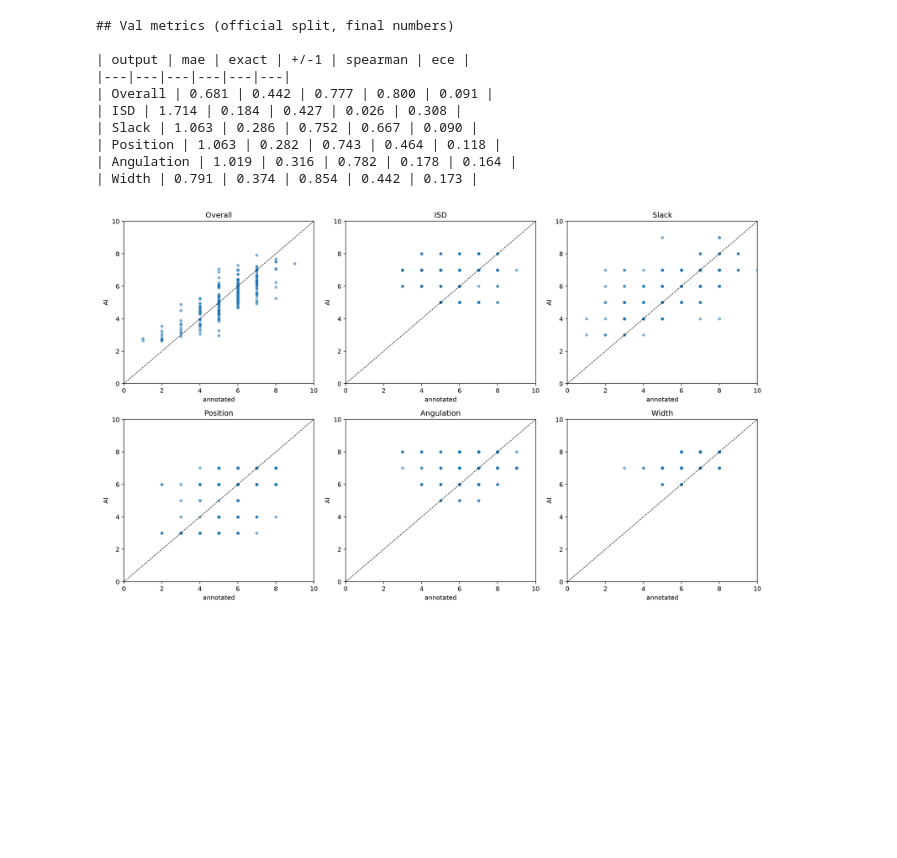
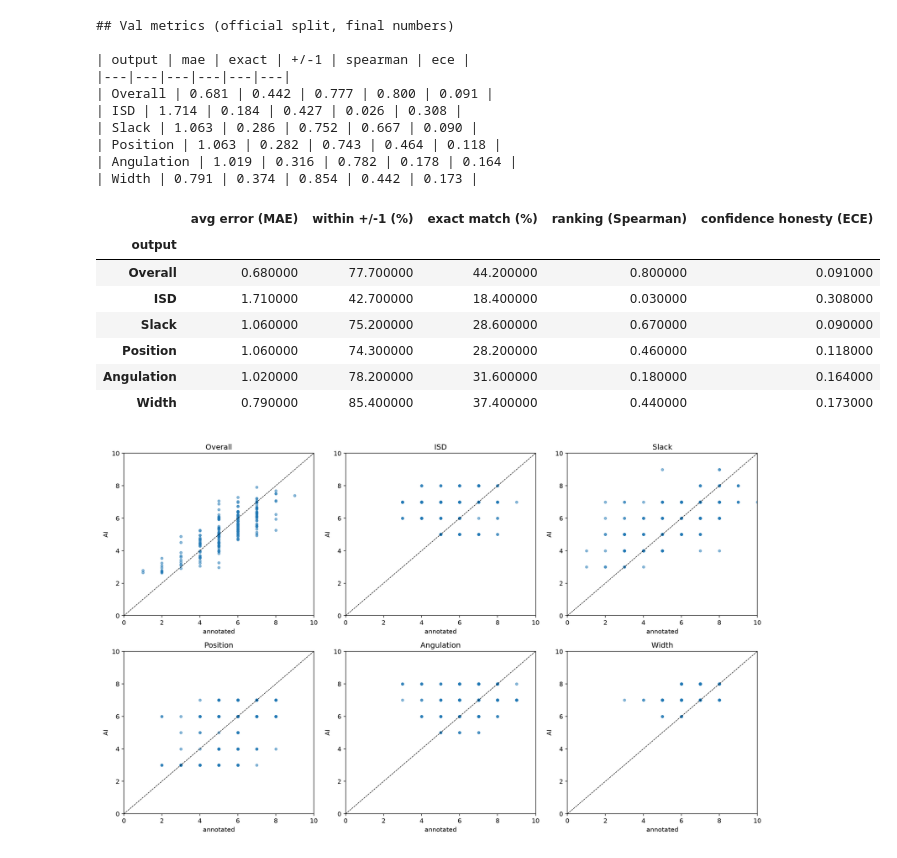
Before and after one commit to spro047/REU_Original_Dataset, a Jupyter notebook: notebooks/05-paper-artifacts.ipynb, the cells around one changed output. Saved outputs shown, nothing was run; the diff lists cells and outputs as text; code cells hidden in the pictures; blank space fills up the shorter version.

Commit message:
docs: add accuracy summary table cell to paper artifacts notebook
Ultraworked with [Sisyphus](https://github.com/code-yeongyu/oh-my-openagent)

Co-authored-by: Sisyphus <clio-agent@sisyphuslabs.ai>

```diff
--- a/notebooks/05-paper-artifacts.ipynb
+++ b/notebooks/05-paper-artifacts.ipynb
@@ -52,6 +52,37 @@ print((ARTIFACTS / "val-metrics.md").read_text())
 | Position | 1.063 | 0.282 | 0.743 | 0.464 | 0.118 |
 | Angulation | 1.019 | 0.316 | 0.782 | 0.178 | 0.164 |
 | Width | 0.791 | 0.374 | 0.854 | 0.442 | 0.173 |
+# %%
+# Accuracy summary: how often the AI agrees with the expert (Val split, final numbers)
+import pandas as pd
+from suture_scoring.artifacts import val_metrics_table
+from suture_scoring.data import SCORE_KEYS
+
+table = val_metrics_table(SCORES_DIR / "scores-Val.csv", VAL_XLSX)
+acc = pd.DataFrame(
+    {
+        "output": list(SCORE_KEYS),
+        "avg error (MAE)": [round(table[k]["mae"], 2) for k in SCORE_KEYS],
+        "within +/-1 (%)": [round(100 * table[k]["tol1"], 1) for k in SCORE_KEYS],
+        "exact match (%)": [round(100 * table[k]["exact"], 1) for k in SCORE_KEYS],
+        "ranking (Spearman)": [round(table[k]["spearman"], 2) for k in SCORE_KEYS],
+        "confidence honesty (ECE)": [round(table[k]["ece"], 3) for k in SCORE_KEYS],
+    }
+)
+acc = acc.set_index("output")
+acc.style.apply(
+    lambda row: ["font-weight: bold" if row.name == "Overall" else "" for _ in row],
+    axis=1,
+)
+# %% [output]
+|  | avg error (MAE) | within +/-1 (%) | exact match (%) | ranking (Spearman) | confidence honesty (ECE) |
+| output |  |  |  |  |  |
+| Overall | 0.680000 | 77.700000 | 44.200000 | 0.800000 | 0.091000 |
+| ISD | 1.710000 | 42.700000 | 18.400000 | 0.030000 | 0.308000 |
+| Slack | 1.060000 | 75.200000 | 28.600000 | 0.670000 | 0.090000 |
+| Position | 1.060000 | 74.300000 | 28.200000 | 0.460000 | 0.118000 |
+| Angulation | 1.020000 | 78.200000 | 31.600000 | 0.180000 | 0.164000 |
+| Width | 0.790000 | 85.400000 | 37.400000 | 0.440000 | 0.173000 |
 # %%
 display(Image(filename=str(ARTIFACTS / "scatter-grid.png")))
 # %% [output]
```
